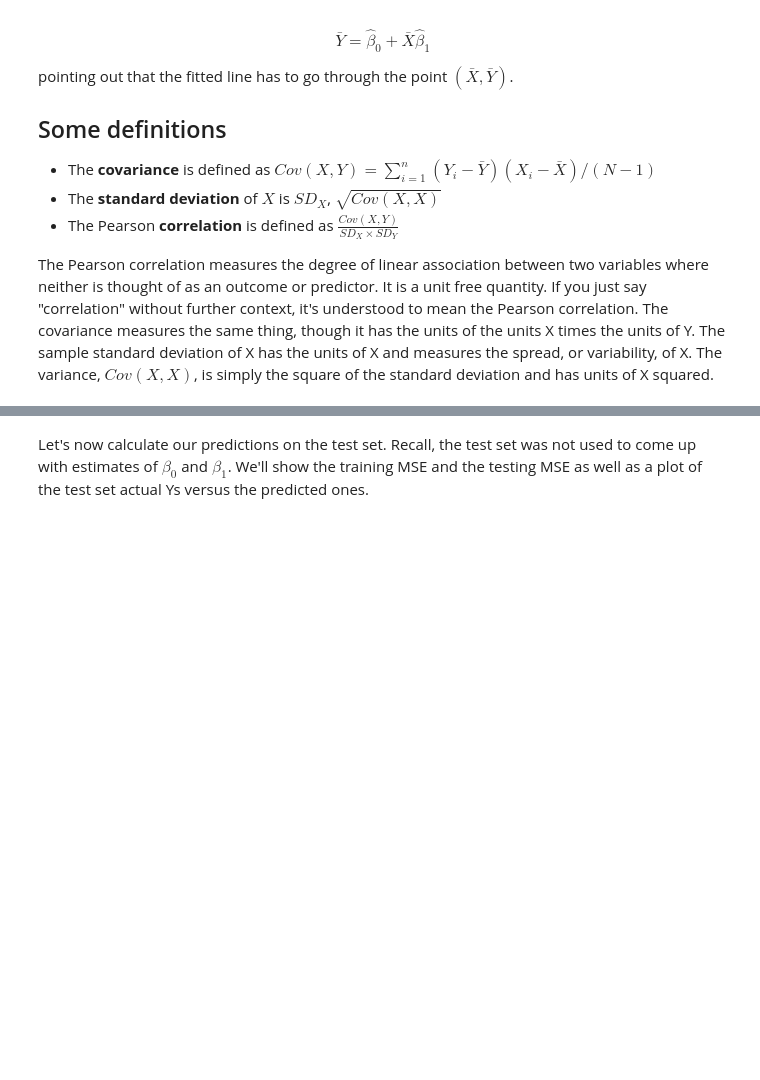
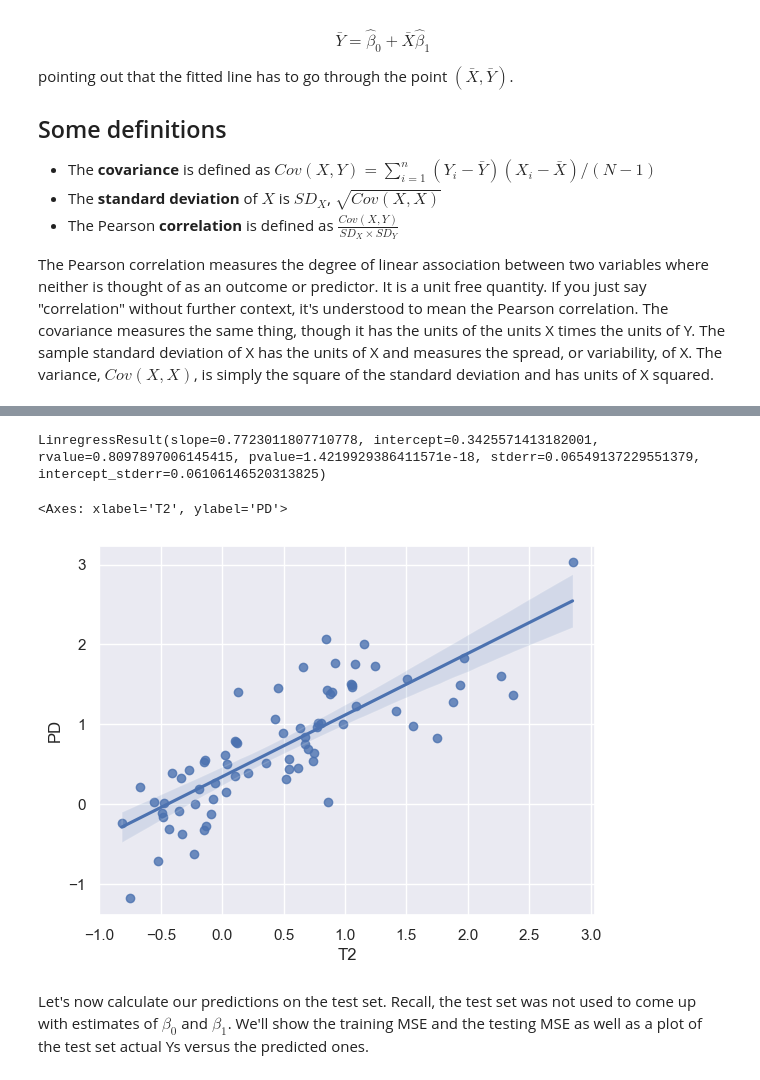
Before and after one commit to smart-stats/ds4bio_book, a Jupyter notebook: book/regression.ipynb, the cells around one changed output, grey strips where cells are left out. Cells and saved outputs as stored; diff of their text form; code cells hidden in the pictures; blank space fills up the shorter version.

```diff
--- a/book/regression.ipynb
+++ b/book/regression.ipynb
@@ -105,6 +106,10 @@ TypeError: scatterplot() takes from 0 to 1 positional arguments but 2 were given
 # %%
 print(st.linregress(x = xtrain, y = ytrain))
-sns.regplot(xtrain, ytrain)
+sns.regplot(x=xtrain, y=ytrain)
+# %% [output]
+LinregressResult(slope=0.7723011807710778, intercept=0.3425571413182001, rvalue=0.8097897006145415, pvalue=1.4219929386411571e-18, stderr=0.06549137229551379, intercept_stderr=0.06106146520313825)
+<Axes: xlabel='T2', ylabel='PD'>
+[figure, added]
 # %% [markdown]
 Let's now calculate our predictions on the test set. Recall, the test set was not used to come up with estimates of $\beta_0$ and $\beta_1$. We'll show the training MSE and the testing MSE as well as a plot of the test set actual Ys versus the predicted ones.
 # %%
```
Also changed, not shown: parts of 2 cells of this notebook.
